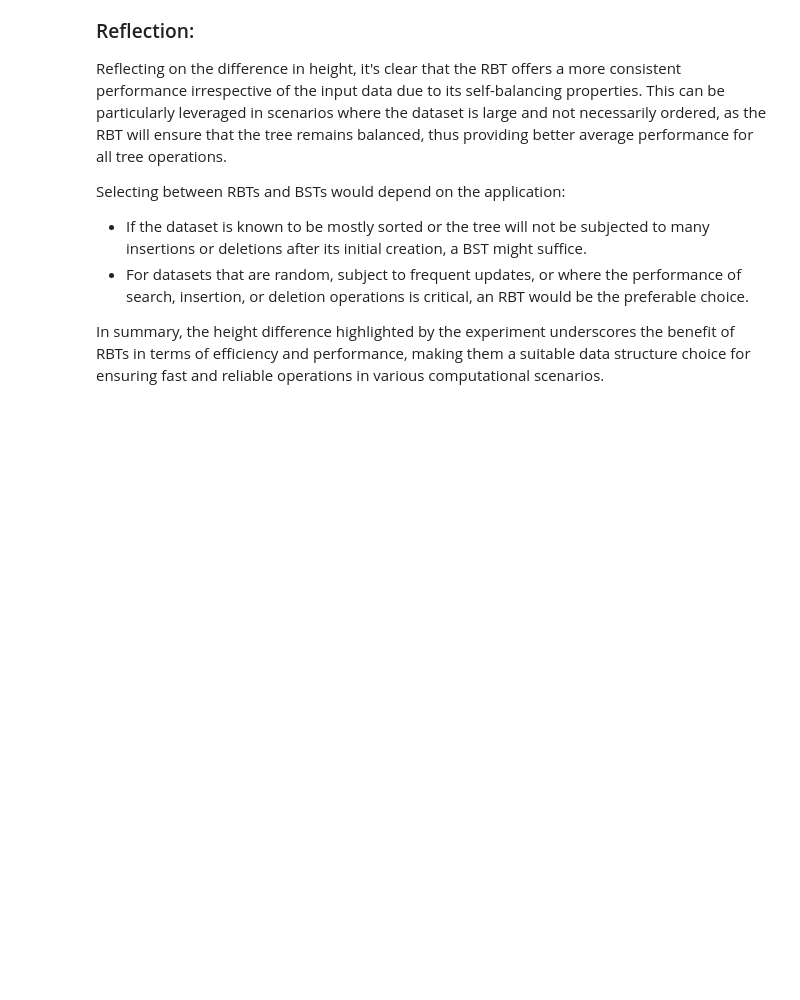
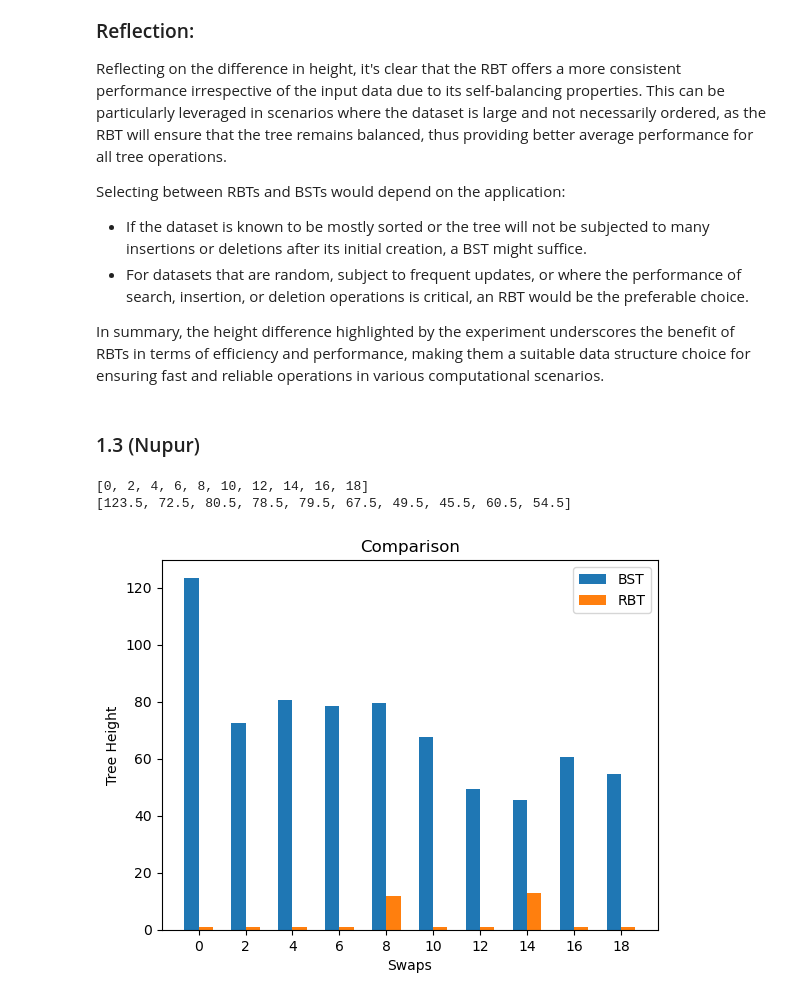
Before and after one commit to saboorah/CS2XC3-lab-4, a Jupyter notebook: Lab_IV.ipynb, the cells around one changed output. Saved outputs shown, nothing was run; the diff lists cells and outputs as text; code cells hidden in the pictures; blank space fills up the shorter version.

Commit message:
1.3 graphs done

```diff
--- a/Lab_IV.ipynb
+++ b/Lab_IV.ipynb
@@ -366,3 +366,5 @@ Selecting between RBTs and BSTs would depend on the application:
 - For datasets that are random, subject to frequent updates, or where the performance of search, insertion, or deletion operations is critical, an RBT would be the preferable choice.
 
 In summary, the height difference highlighted by the experiment underscores the benefit of RBTs in terms of efficiency and performance, making them a suitable data structure choice for ensuring fast and reliable operations in various computational scenarios.
+# %% [markdown]
+### 1.3 (Nupur)
@@ -368,0 +378,71 @@ In summary, the height difference highlighted by the experiment underscores the
+# %%
+def create_sorted_list(len):
+    l = []
+    for i in range(1,len+1):
+        l.append(i)
+
+    return l
+
+def create_near_sorted_list(l,swaps):
+    cp = l[:]
+    for _ in range(swaps):
+        i,j = random.sample(range(len(cp)),2)
+        cp[i],cp[j] = cp[j],cp[i]
+    return cp
+
+#l = [1,2,3,4,5]
+#print(create_near_sorted_list(l,2))
+
+runs = 50
+swaps =[]
+for i in range(0,20,2):
+    swaps.append(i)
+
+print(swaps)
+
+slistres = [] #bst
+nslistres = [] #rbt
+
+for x in swaps:
+    #2 swaps
+    ht1 = [] #bst
+    ht2 = [] #rbt
+
+
+
+    bstree = BSTTree()
+    rbtree = RBTree()
+
+    for _ in range(runs):
+
+        slist1 = create_sorted_list(100)
+        nslist1 = create_near_sorted_list(slist1,x)
+
+        for i in nslist1:
+            bstree.insert(i)
+            rbtree.insert(i)
+
+        ht1.append(get_tree_height(bstree.root))
+        ht2.append(get_tree_height(rbtree.root))
+
+
+    bst_avg = sum(ht1) / runs
+    rbt_avg = sum(ht2) / runs
+    slistres.append(bst_avg)
+    nslistres.append(rbt_avg)
+
+
+print(slistres)
+
+plt.bar([x - 0.3 for x in swaps] , slistres, width=0.6, label='BST')
+plt.bar([x + 0.3 for x in swaps], nslistres, width=0.6, label='RBT')
+plt.xlabel('Swaps')
+plt.ylabel('Tree Height')
+plt.title('Comparison')
+plt.xticks(swaps)
+plt.legend()
+plt.show()
+# %% [output]
+[0, 2, 4, 6, 8, 10, 12, 14, 16, 18]
+[123.5, 72.5, 80.5, 78.5, 79.5, 67.5, 49.5, 45.5, 60.5, 54.5]
+[figure, added]
```
Also changed, not shown: parts of 3 cells of this notebook.
